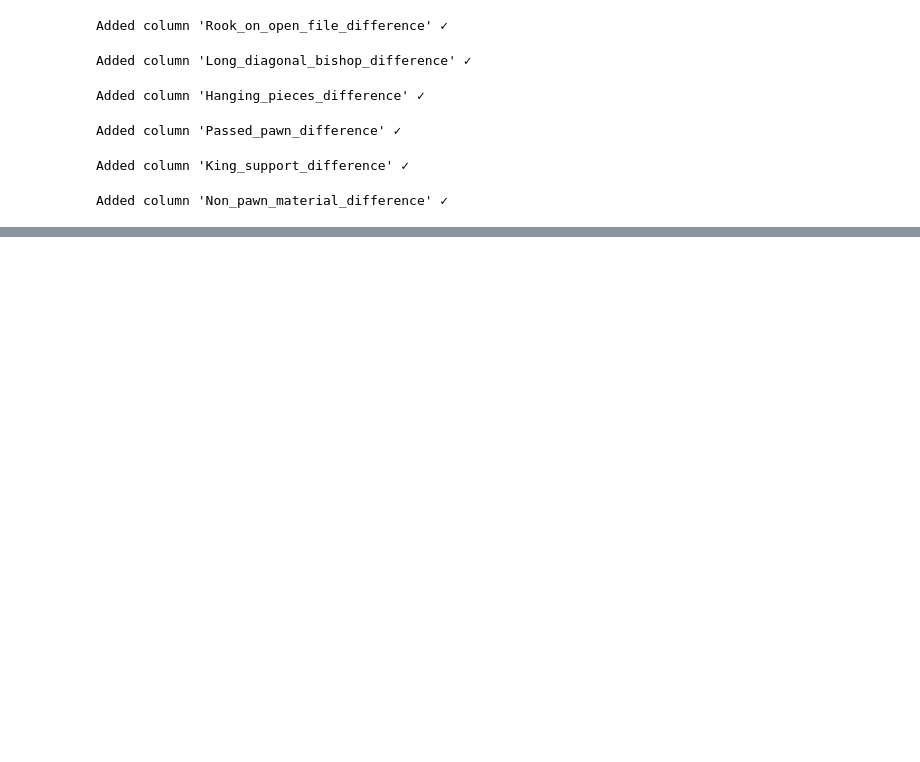
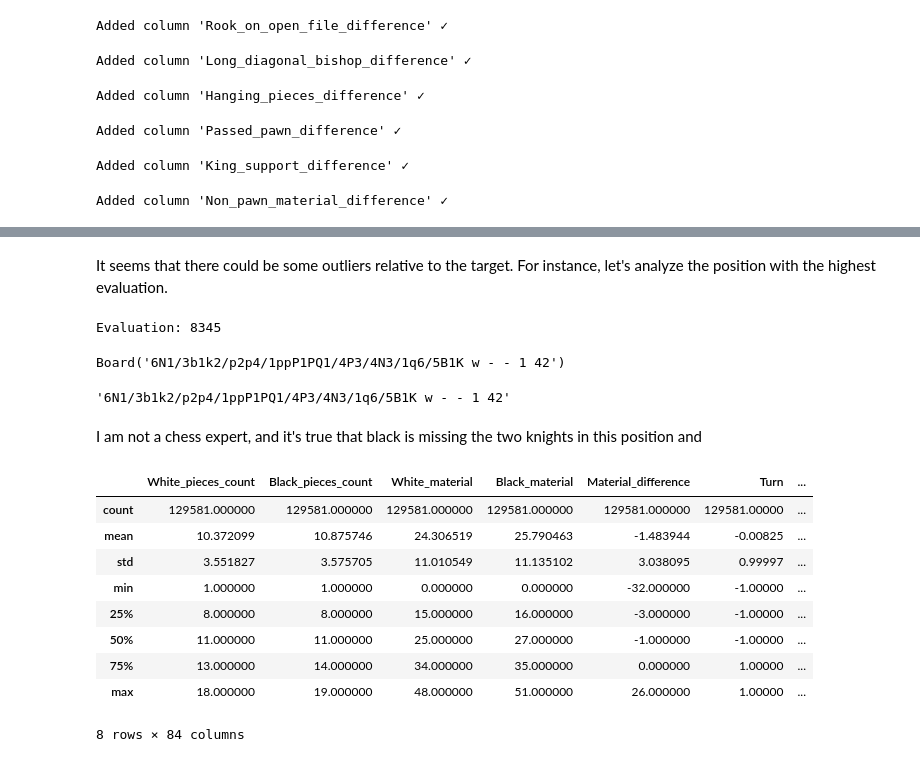
Before and after one commit to albert-ce/kaggle-chess-evaluations, a Jupyter notebook: Kaggle - Chess Evaluations.ipynb, the cells around one changed output, grey strips where cells are left out. Saved outputs shown, nothing was run; the diff lists cells and outputs as text; code cells hidden in the pictures; blank space fills up the shorter version.

```diff
--- a/Kaggle - Chess Evaluations.ipynb
+++ b/Kaggle - Chess Evaluations.ipynb
@@ -899 +1091,33 @@ Name: Evaluation, dtype: float64
+# %% [markdown]
+It seems that there could be some outliers relative to the target. For instance, let's analyze the position with the highest evaluation.
+# %%
+import chess
+
+fen = fens.iloc[df[target].argmax()]
+board = chess.Board(fen)
+
+print("Evaluation:",df[target].max())
+board
+# %% [output]
+Evaluation: 8345
+Board('6N1/3b1k2/p2p4/1ppP1PQ1/4P3/4N3/1q6/5B1K w - - 1 42')
+# %%
+fen
+# %% [output]
+'6N1/3b1k2/p2p4/1ppP1PQ1/4P3/4N3/1q6/5B1K w - - 1 42'
+# %% [markdown]
+I am not a chess expert, and it's true that black is missing the two knights in this position and
+# %%
+X.describe()
+# %% [output]
+|  | White_pieces_count | Black_pieces_count | White_material | Black_material | Material_difference | Turn | ... |
+| count | 129581.000000 | 129581.000000 | 129581.000000 | 129581.000000 | 129581.000000 | 129581.00000 | ... |
+| mean | 10.372099 | 10.875746 | 24.306519 | 25.790463 | -1.483944 | -0.00825 | ... |
+| std | 3.551827 | 3.575705 | 11.010549 | 11.135102 | 3.038095 | 0.99997 | ... |
+| min | 1.000000 | 1.000000 | 0.000000 | 0.000000 | -32.000000 | -1.00000 | ... |
+| 25% | 8.000000 | 8.000000 | 15.000000 | 16.000000 | -3.000000 | -1.00000 | ... |
+| 50% | 11.000000 | 11.000000 | 25.000000 | 27.000000 | -1.000000 | -1.00000 | ... |
+| 75% | 13.000000 | 14.000000 | 34.000000 | 35.000000 | 0.000000 | 1.00000 | ... |
+| max | 18.000000 | 19.000000 | 48.000000 | 51.000000 | 26.000000 | 1.00000 | ... |
+8 rows × 84 columns
 # %%
```
Also changed, not shown: parts of 39 cells of this notebook.
